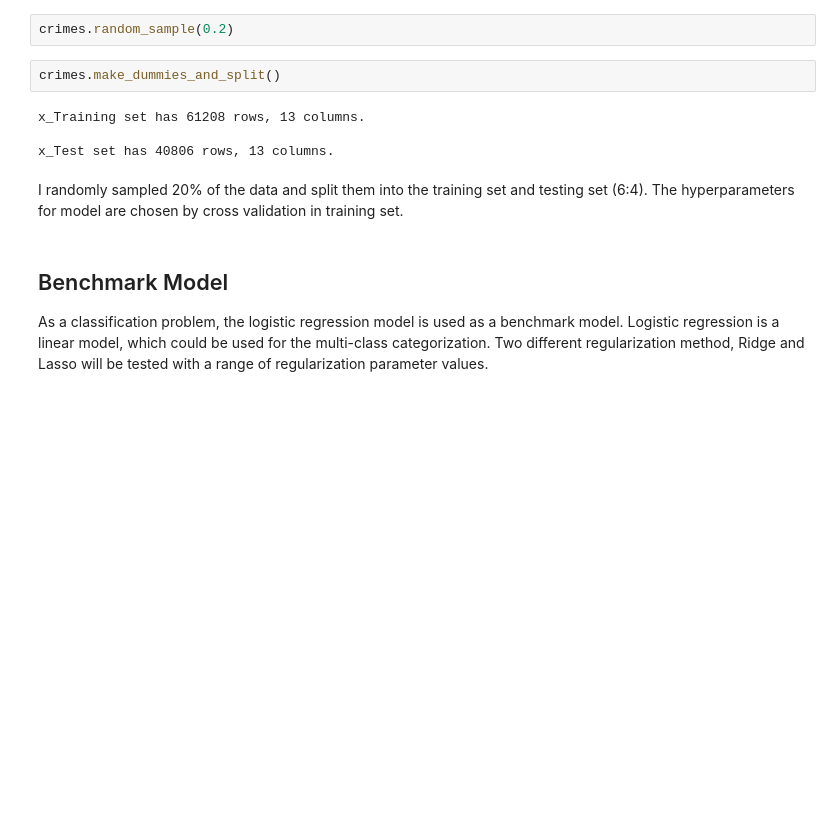
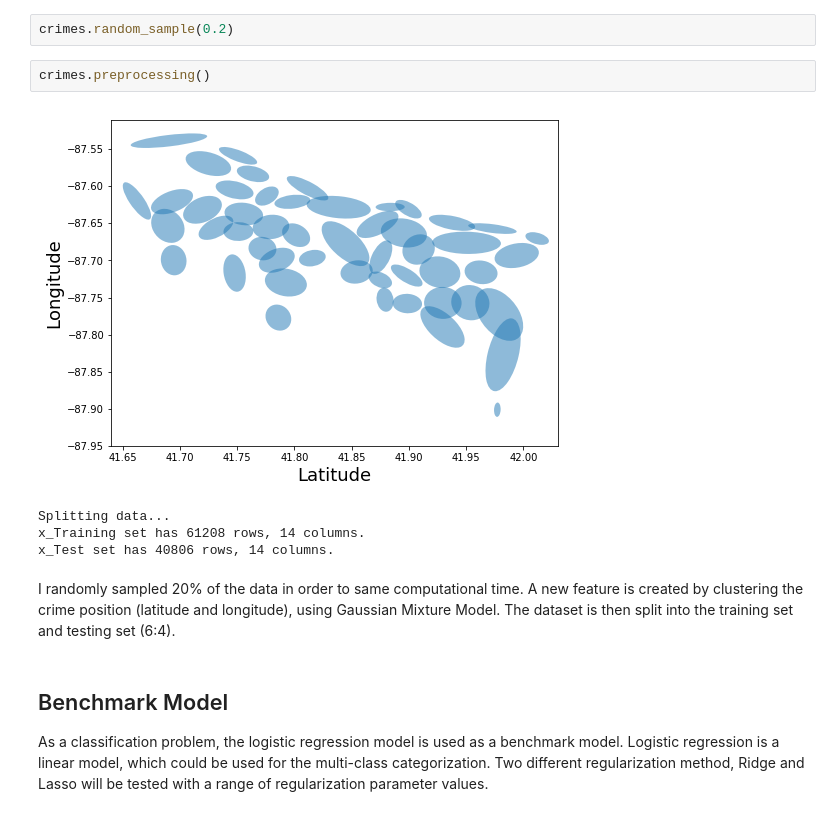
Before and after one commit to edging1218/Chicago_crimes, a Jupyter notebook: Chicago_crime.ipynb, the cells around one changed output. Saved outputs shown, nothing was run; the diff lists cells and outputs as text; blank space fills up the shorter version.

```diff
--- a/Chicago_crime.ipynb
+++ b/Chicago_crime.ipynb
@@ -156,13 +187,14 @@ The maps above provide more detailed information:
 # %%
 crimes.random_sample(0.2)
 # %%
-crimes.make_dummies_and_split()
+crimes.preprocessing()
 # %% [output]
+[figure, added]
-x_Training set has 61208 rows, 13 columns.
-
-x_Test set has 40806 rows, 13 columns.
+Splitting data...
+x_Training set has 61208 rows, 14 columns.
+x_Test set has 40806 rows, 14 columns.
 # %% [markdown]
-I randomly sampled 20% of the data and split them into the training set and testing set (6:4). The hyperparameters for model are chosen by cross validation in training set.
+I randomly sampled 20% of the data in order to same computational time. A new feature is created by clustering the crime position (latitude and longitude), using Gaussian Mixture Model. The dataset is then split into the training set and testing set (6:4).
 # %% [markdown]
 ## Benchmark Model
 As a classification problem, the logistic regression model is used as a benchmark model. Logistic regression is a linear model, which could be used for the multi-class categorization. Two different regularization method, Ridge and Lasso will be tested with a range of regularization parameter values.
```
Also changed, not shown: parts of 12 cells of this notebook, 17 other files.
